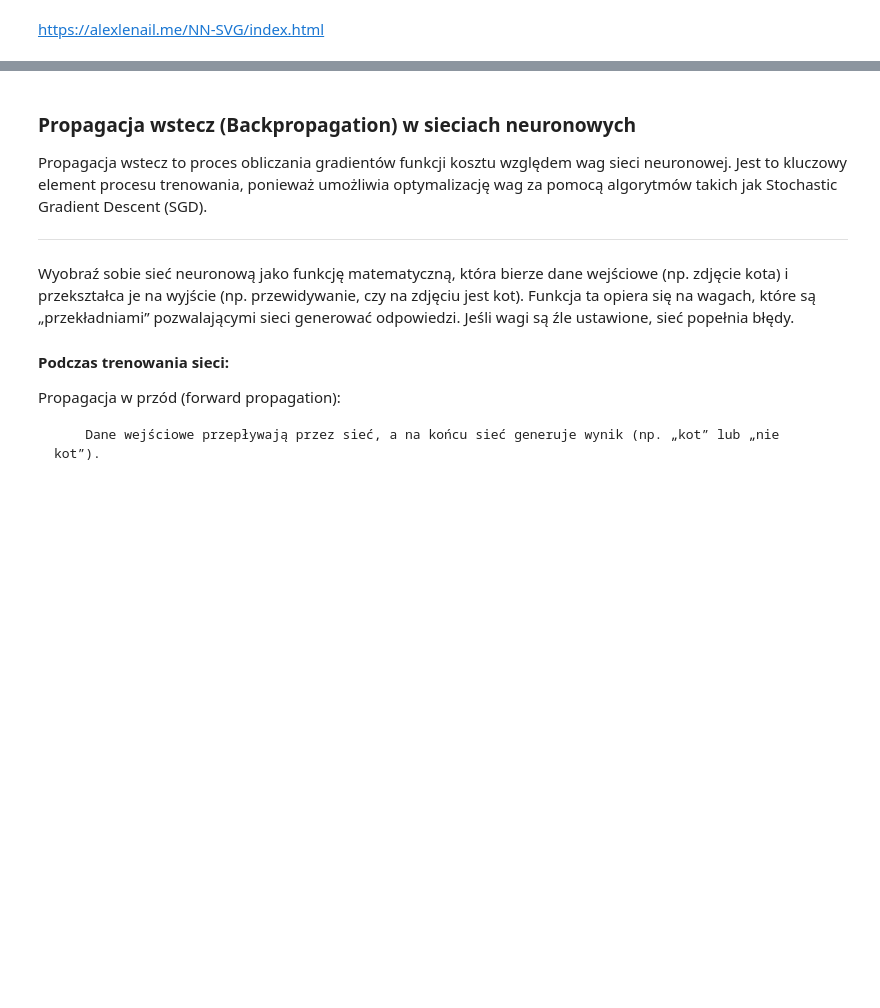
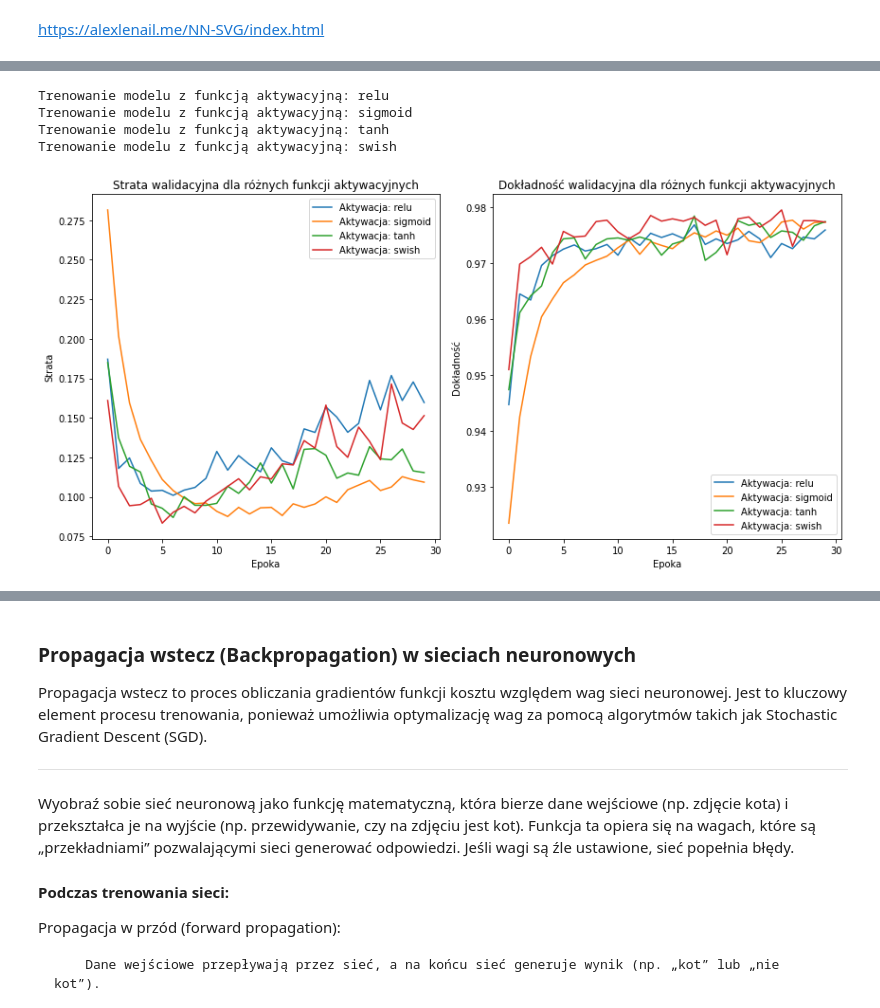
Before and after one commit to SmolakK/UczenieMaszynowe2025, a Jupyter notebook: 1. UM 4.ipynb, the cells around one changed output, grey strips where cells are left out. Saved outputs shown, nothing was run; the diff lists cells and outputs as text; code cells hidden in the pictures; blank space fills up the shorter version.

```diff
--- a/1. UM 4.ipynb
+++ b/1. UM 4.ipynb
@@ -1671,3 +1969,70 @@ plt.show()
 # %% [output]
 [interactive output not drawn]
 [interactive output not drawn]
+# %%
+import tensorflow as tf
+from tensorflow.keras.models import Sequential
+from tensorflow.keras.layers import Dense, Flatten
+from tensorflow.keras.optimizers import Adam
+from tensorflow.keras.datasets import mnist
+import matplotlib.pyplot as plt
+
+# Wczytanie i przygotowanie danych MNIST
+(x_train, y_train), (x_test, y_test) = mnist.load_data()
+x_train, x_test = x_train / 255.0, x_test / 255.0  # Normalizacja danych
+
+# Spłaszczenie danych wejściowych
+x_train = x_train.reshape(-1, 28*28)
+x_test = x_test.reshape(-1, 28*28)
+
+# Lista funkcji aktywacyjnych do przetestowania
+activation_functions = ['relu', 'sigmoid', 'tanh', 'swish']
+histories = {}
+
+# Funkcja do budowy i trenowania modelu
+def build_and_train_model(activation):
+    model = Sequential([
+        Dense(128, activation=activation, input_shape=(28*28,)),
+        Dense(64, activation=activation),
+        Dense(10, activation='softmax')  # Warstwa wyjściowa
+    ])
+    model.compile(optimizer=Adam(learning_rate=0.001),
+                  loss='sparse_categorical_crossentropy',
+                  metrics=['accuracy'])
+    history = model.fit(x_train, y_train, validation_split=0.2, epochs=30, batch_size=64, verbose=0)
+    return history
+
+# Trenowanie modeli z różnymi funkcjami aktywacyjnymi
+for activation in activation_functions:
+    print(f"Trenowanie modelu z funkcją aktywacyjną: {activation}")
+    histories[activation] = build_and_train_model(activation)
+
+# Wizualizacja wyników
+plt.figure(figsize=(12, 6))
+
+# Wykres strat
+plt.subplot(1, 2, 1)
+for activation in histories:
+    plt.plot(histories[activation].history['val_loss'], label=f'Aktywacja: {activation}')
+plt.title('Strata walidacyjna dla różnych funkcji aktywacyjnych')
+plt.xlabel('Epoka')
+plt.ylabel('Strata')
+plt.legend()
+
+# Wykres dokładności
+plt.subplot(1, 2, 2)
+for activation in histories:
+    plt.plot(histories[activation].history['val_accuracy'], label=f'Aktywacja: {activation}')
+plt.title('Dokładność walidacyjna dla różnych funkcji aktywacyjnych')
+plt.xlabel('Epoka')
+plt.ylabel('Dokładność')
+plt.legend()
+
+plt.tight_layout()
+plt.show()
+# %% [output]
+Trenowanie modelu z funkcją aktywacyjną: relu
+Trenowanie modelu z funkcją aktywacyjną: sigmoid
+Trenowanie modelu z funkcją aktywacyjną: tanh
+Trenowanie modelu z funkcją aktywacyjną: swish
+[figure, added]
```
Also changed, not shown: parts of 10 cells of this notebook, 55 other files.
